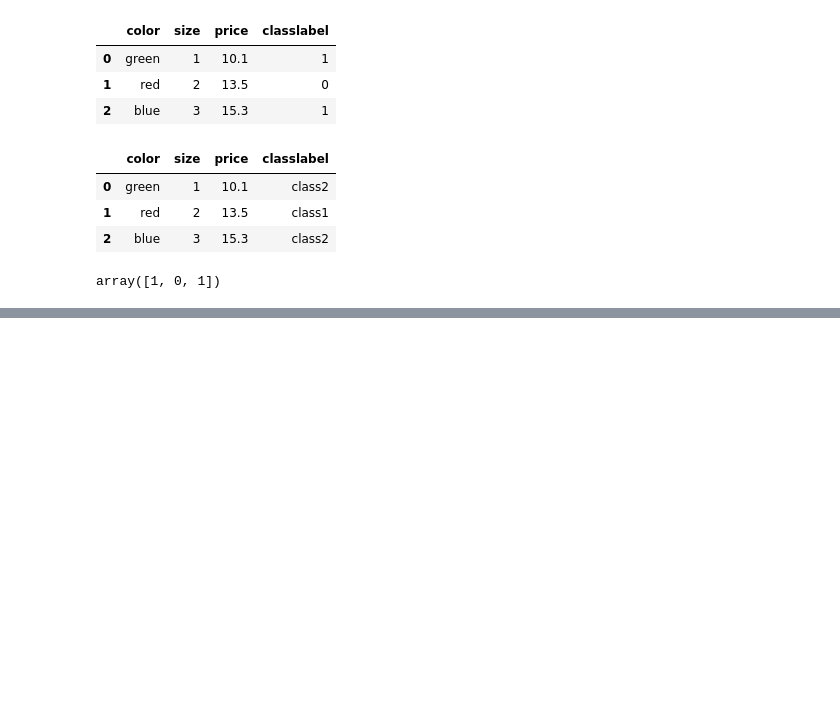
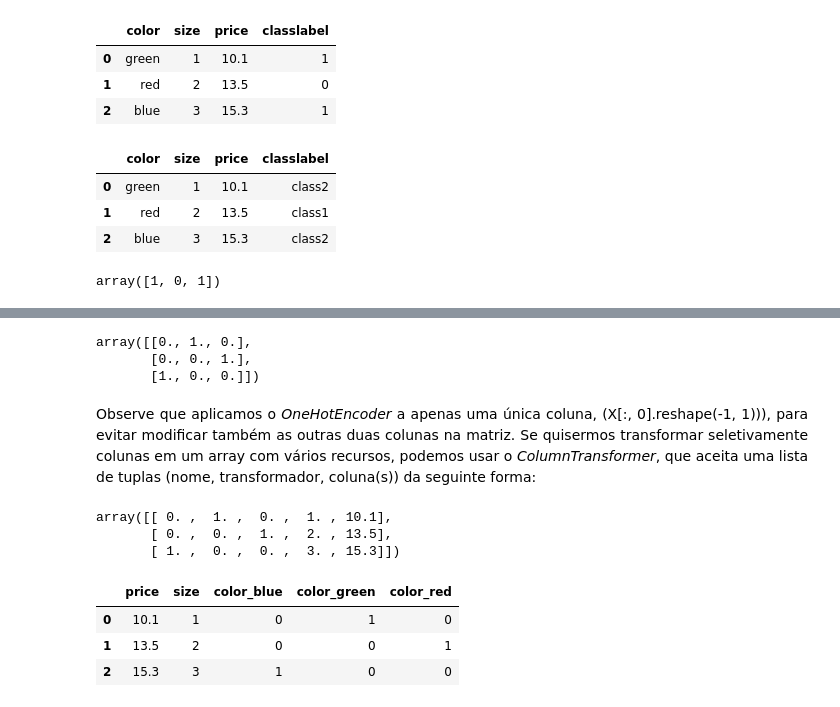
Before and after one commit to willianpina/Machine_Learning_Studies, a Jupyter notebook: Preprocessamento de dados.ipynb, the cells around one changed output, grey strips where cells are left out. Cells and saved outputs as stored; diff of their text form; code cells hidden in the pictures; blank space fills up the shorter version.

Commit message:
Update! Selecionando Recursos Signigicativos.

```diff
--- a/Preprocessamento de dados.ipynb
+++ b/Preprocessamento de dados.ipynb
@@ -199,0 +221,31 @@ array([1, 0, 1])
+# %%
+from sklearn.preprocessing import OneHotEncoder
+
+X = df[['color', 'size', 'price']].values
+color_ohe = OneHotEncoder()
+color_ohe.fit_transform(X[:, 0].reshape(-1, 1)).toarray()
+# %% [output]
+array([[0., 1., 0.],
+       [0., 0., 1.],
+       [1., 0., 0.]])
+# %% [markdown]
+<p align='justify'>Observe que aplicamos o <i>OneHotEncoder</i> a apenas uma única coluna, (X[:, 0].reshape(-1, 1))), para evitar modificar também as outras duas colunas na matriz. Se quisermos transformar seletivamente colunas em um array com vários recursos, podemos usar o <i>ColumnTransformer</i>, que aceita uma lista de tuplas (nome, transformador, coluna(s)) da seguinte forma:</p>
+# %%
+from sklearn.compose import ColumnTransformer
+
+X = df[['color', 'size', 'price']].values
+c_transf = ColumnTransformer([ ('onehot', OneHotEncoder(), [0]),
+                               ('nothing', 'passthrough', [1, 2])]) # Usando o argumento 'passthrough' não acontece nada!!
+c_transf.fit_transform(X).astype(float)
+# %% [output]
+array([[ 0. ,  1. ,  0. ,  1. , 10.1],
+       [ 0. ,  0. ,  1. ,  2. , 13.5],
+       [ 1. ,  0. ,  0. ,  3. , 15.3]])
+# %%
+# Usando o Pandas - get_dummies()
+pd.get_dummies(df[['price','color','size']])
+# %% [output]
+|  | price | size | color_blue | color_green | color_red |
+| 0 | 10.1 | 1 | 0 | 1 | 0 |
+| 1 | 13.5 | 2 | 0 | 0 | 1 |
+| 2 | 15.3 | 3 | 1 | 0 | 0 |
```
Also changed, not shown: parts of 17 cells of this notebook.
